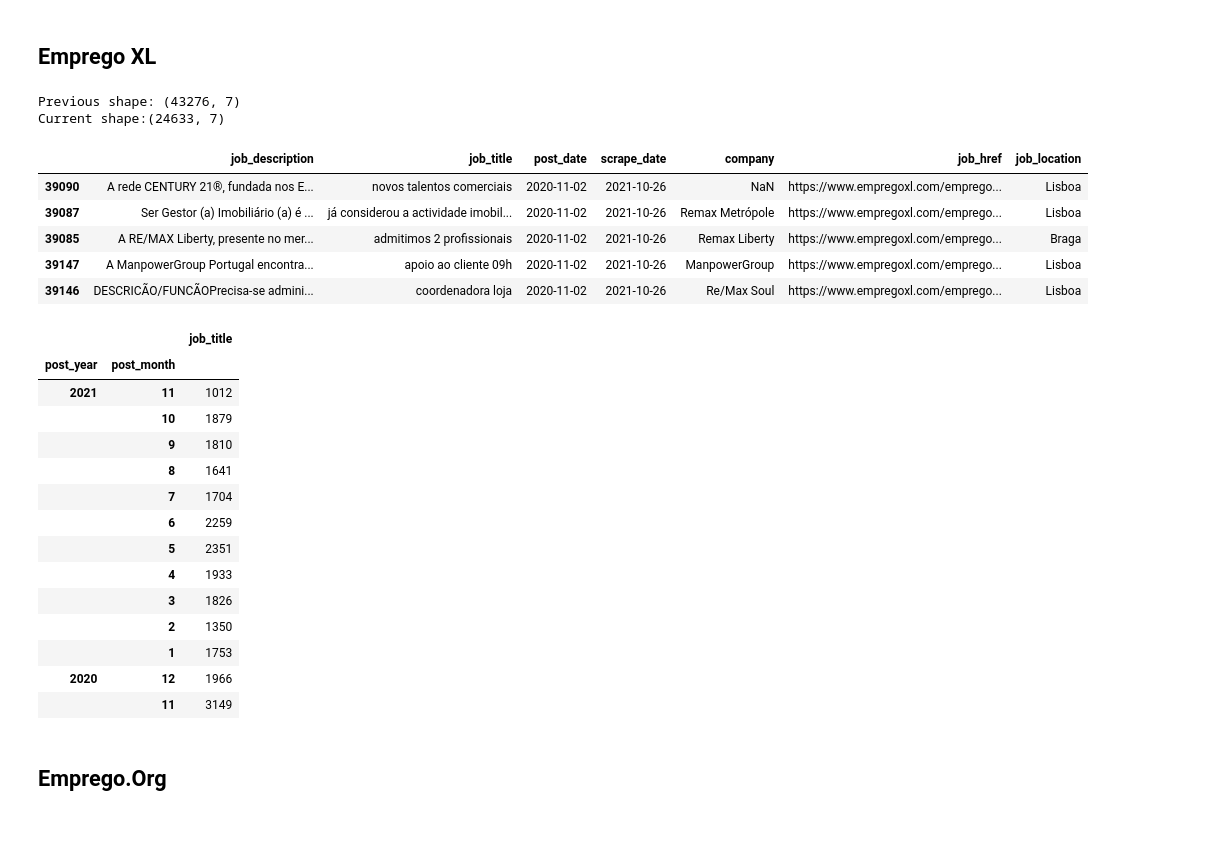
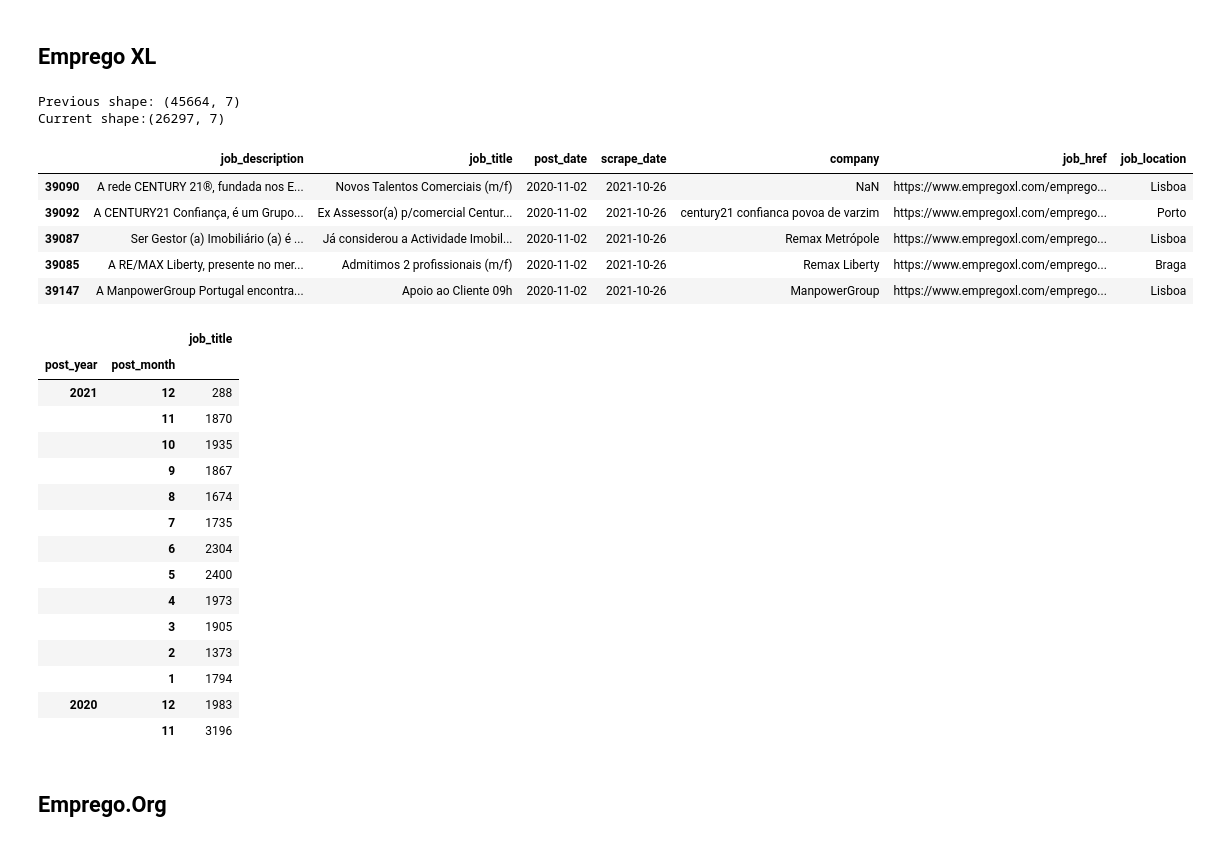
Before and after one commit to gilnribeiro/Work-Project, a Jupyter notebook: Code/Data_Cleaning/data_cleaning.ipynb, the cells around one changed output. Saved outputs shown, nothing was run; the diff lists cells and outputs as text; code cells hidden in the pictures.

```diff
--- a/Code/Data_Cleaning/data_cleaning.ipynb
+++ b/Code/Data_Cleaning/data_cleaning.ipynb
@@ -29,7 +29,7 @@ career_jet = pd.read_json(DATA_FOLDER / 'career_jet_api.json', lines=True)
 carga_de_trabalhos = pd.read_json(DATA_FOLDER / 'CargaDeTrabalhos.json', lines=True)
 emprego_xl_2 = pd.read_json(DATA_FOLDER / 'emprego_xl_jobs.json')
 emprego_xl = pd.read_json(DATA_FOLDER / 'EmpregoXl.json', lines=True)
-emprego_org = pd.read_json(DATA_FOLDER / 'EmpregoOrg.json')
+emprego_org = pd.read_json(DATA_FOLDER / 'EmpregoOrg.json', lines=True)
 itjobs = pd.read_json(DATA_FOLDER / 'itjobs_api.json', lines=True)
 jooble = pd.read_json(DATA_FOLDER / 'jooble_api.json', lines=True)
 landing_jobs = pd.read_json(DATA_FOLDER / 'landingjobs_api.json', lines=True)
@@ -103,7 +103,7 @@ def dropNullJobs(dataframe):
     return dataframe
 
 # remove duplicates
-def removeDupes(dataframe, subset=['job_title', 'job_description', 'company', 'job_location']):
+def removeDupes(dataframe, subset=['job_title', 'job_description', 'company', 'job_location', 'post_date']):
     dataframe = dataframe.sort_values(by='post_date').drop_duplicates(subset=subset, keep='last')
     return dataframe
 
@@ -392,46 +397,47 @@ totalJobsByYearMonth(carga_de_trabalhos_clean)
 # %%
 emprego_xl_clean = (emprego_xl.
                     pipe(copy_df).
                     pipe(replacenan).
                     pipe(postDateFillNa).
                     pipe(applyFuncToColumn).
                     pipe(pipeInvertDate).
                     pipe(dropNullJobs).
-                    pipe(applyFuncToColumn, function=cleanJobTitle, columns_list=['job_title']).
+                    # pipe(applyFuncToColumn, function=cleanJobTitle, columns_list=['job_title']).
                     pipe(toDatetime, columns_list=['scrape_date', 'post_date'], dayfirst=True).
                     # # pipe(convertToDatetime, longToShortDate, '/').
                     pipe(removeDupes)
 )
 
 print(f'Previous shape: {emprego_xl.shape}\nCurrent shape:{emprego_xl_clean.shape}')
 emprego_xl_clean.head()
 # %% [output]
-Previous shape: (43276, 7)
-Current shape:(24633, 7)
+Previous shape: (45664, 7)
+Current shape:(26297, 7)
 |  | job_description | job_title | post_date | scrape_date | company | job_href | job_location |
-| 39090 | A rede CENTURY 21®, fundada nos E... | novos talentos comerciais | 2020-11-02 | 2021-10-26 | NaN | https://www.empregoxl.com/emprego... | Lisboa |
-| 39087 | Ser Gestor (a) Imobiliário (a) é ... | já considerou a actividade imobil... | 2020-11-02 | 2021-10-26 | Remax Metrópole | https://www.empregoxl.com/emprego... | Lisboa |
-| 39085 | A RE/MAX Liberty, presente no mer... | admitimos 2 profissionais | 2020-11-02 | 2021-10-26 | Remax Liberty | https://www.empregoxl.com/emprego... | Braga |
-| 39147 | A ManpowerGroup Portugal encontra... | apoio ao cliente 09h | 2020-11-02 | 2021-10-26 | ManpowerGroup | https://www.empregoxl.com/emprego... | Lisboa |
-| 39146 | DESCRICÃO/FUNCÃOPrecisa-se admini... | coordenadora loja | 2020-11-02 | 2021-10-26 | Re/Max Soul | https://www.empregoxl.com/emprego... | Lisboa |
+| 39090 | A rede CENTURY 21®, fundada nos E... | Novos Talentos Comerciais (m/f) | 2020-11-02 | 2021-10-26 | NaN | https://www.empregoxl.com/emprego... | Lisboa |
+| 39092 | A CENTURY21 Confiança, é um Grupo... | Ex Assessor(a) p/comercial Centur... | 2020-11-02 | 2021-10-26 | century21 confianca povoa de varzim | https://www.empregoxl.com/emprego... | Porto |
+| 39087 | Ser Gestor (a) Imobiliário (a) é ... | Já considerou a Actividade Imobil... | 2020-11-02 | 2021-10-26 | Remax Metrópole | https://www.empregoxl.com/emprego... | Lisboa |
+| 39085 | A RE/MAX Liberty, presente no mer... | Admitimos 2 profissionais (m/f) | 2020-11-02 | 2021-10-26 | Remax Liberty | https://www.empregoxl.com/emprego... | Braga |
+| 39147 | A ManpowerGroup Portugal encontra... | Apoio ao Cliente 09h | 2020-11-02 | 2021-10-26 | ManpowerGroup | https://www.empregoxl.com/emprego... | Lisboa |
 # %%
 totalJobsByYearMonth(emprego_xl_clean)
 # %% [output]
 |  |  | job_title |
 | post_year | post_month |  |
-| 2021 | 11 | 1012 |
-|  | 10 | 1879 |
-|  | 9 | 1810 |
-|  | 8 | 1641 |
-|  | 7 | 1704 |
-|  | 6 | 2259 |
-|  | 5 | 2351 |
-|  | 4 | 1933 |
-|  | 3 | 1826 |
-|  | 2 | 1350 |
-|  | 1 | 1753 |
-| 2020 | 12 | 1966 |
-|  | 11 | 3149 |
+| 2021 | 12 | 288 |
+|  | 11 | 1870 |
+|  | 10 | 1935 |
+|  | 9 | 1867 |
+|  | 8 | 1674 |
+|  | 7 | 1735 |
+|  | 6 | 2304 |
+|  | 5 | 2400 |
+|  | 4 | 1973 |
+|  | 3 | 1905 |
+|  | 2 | 1373 |
+|  | 1 | 1794 |
+| 2020 | 12 | 1983 |
+|  | 11 | 3196 |
 # %% [markdown]
 ## Emprego.Org
 # %%
```
Also changed, not shown: parts of 16 cells of this notebook, 11 other files.
